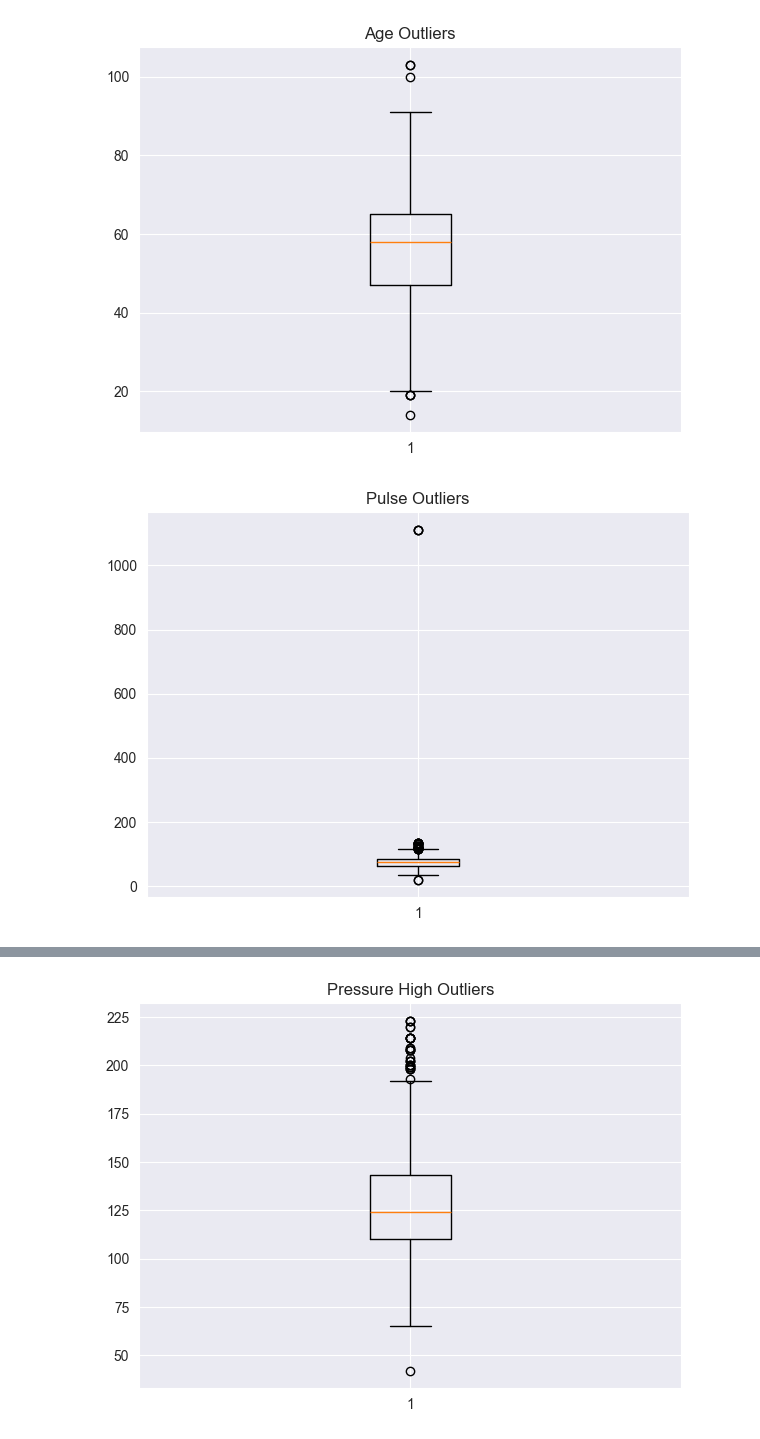
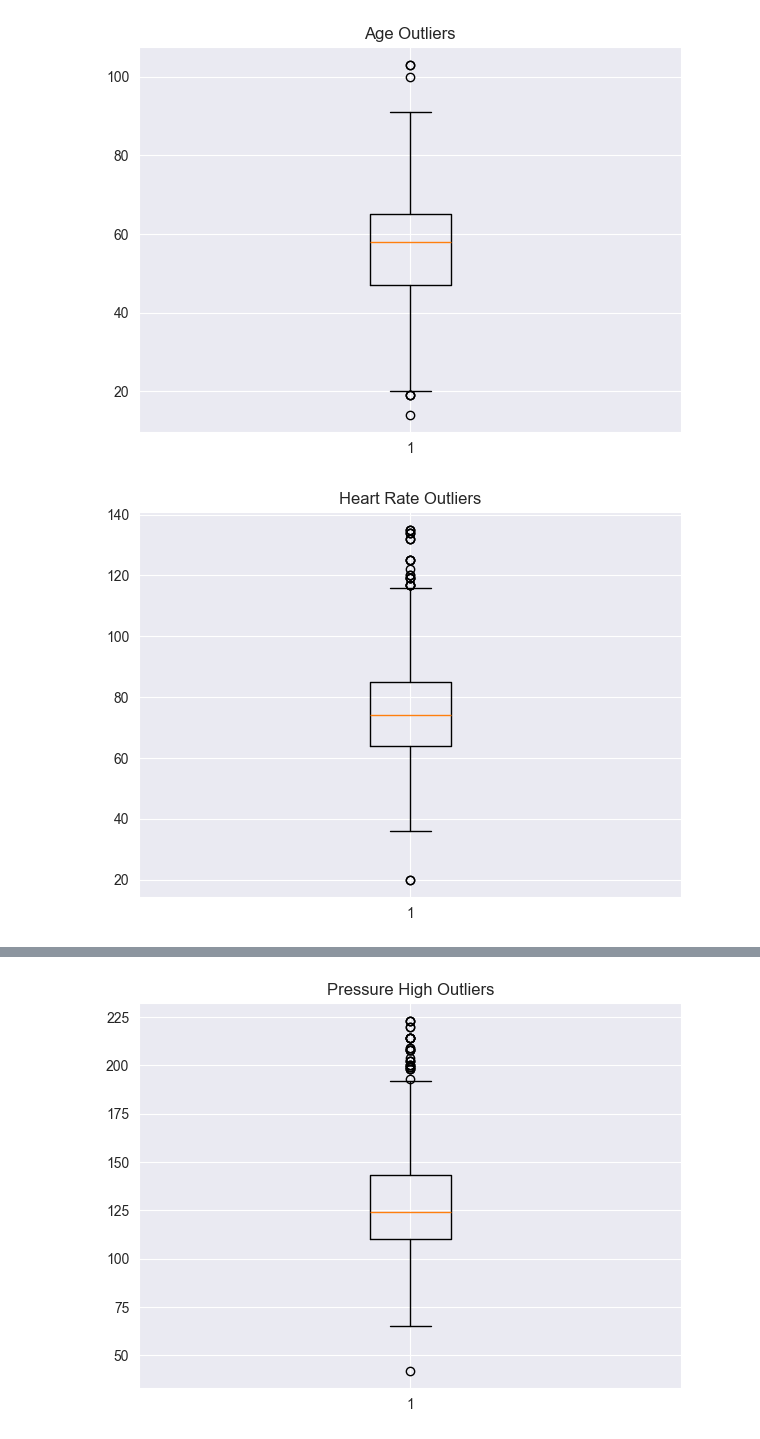
Before and after one commit to plamensve/DS_FINAL_PROJECT, a Jupyter notebook: notebooks/01_data_overview.ipynb, the cells around one changed output, grey strips where cells are left out. Drawn from its saved outputs; the diff is of its cells as text; code cells hidden in the pictures.

```diff
--- a/notebooks/01_data_overview.ipynb
+++ b/notebooks/01_data_overview.ipynb
@@ -116,7 +116,7 @@ class              2
 dtype: int64
 # %%
 #Update the column name
-dataset1.rename(columns={'impluse': 'pulse'}, inplace=True)
+dataset1.rename(columns={'impluse': 'heart_rate'}, inplace=True)
 dataset1.rename(columns={'pressurehight': 'pressure_high'}, inplace=True)
 dataset1.rename(columns={'pressurelow': 'pressure_low'}, inplace=True)
 # %%
@@ -139,0 +147,2 @@ dataset1.describe()
+# %%
+dataset1 = dataset1[dataset1['heart_rate'] <= 220]
@@ -147,9 +160,14 @@ dataset1.head()
 | 2 | 55 | 1 | 64 | 160 | 77 | 270.0 | 1.99 | 0.003 | negative |
 | 3 | 64 | 1 | 70 | 120 | 55 | 270.0 | 13.87 | 0.122 | positive |
 | 4 | 55 | 1 | 64 | 112 | 65 | 300.0 | 1.08 | 0.003 | negative |
+# %%
+#Change target column name
+dataset1 = dataset1.copy()
+dataset1.rename(columns={'class': 'heart_disease'}, inplace=True)
 # %%
 # Convert the values in the 'class' column: 0 for 'negative' and 1 for 'positive'
-dataset1['class'] = dataset1['class'].map({
+dataset1 = dataset1.copy()
+dataset1['heart_disease'] = dataset1['heart_disease'].map({
     'negative': 0,
     'positive': 1
 })
@@ -576,14 +591,14 @@ plt.show()
 [figure]
 # %%
 #The boxplot above visualizes the distribution of the `pulse` feature in Dataset 1
-outliers_pulse = dataset1.pulse
+outliers_pulse = dataset1.heart_rate
 
 plt.figure(figsize=(7, 5))
-plt.title('Pulse Outliers')
+plt.title('Heart Rate Outliers')
 plt.boxplot(outliers_pulse)
 
 plt.show()
 # %% [output]
-[figure, old version]
+[figure, new version]
 # %%
 #The boxplot above visualizes the distribution of the `pressurehight` feature in Dataset 1
```
Also changed, not shown: parts of 16 cells of this notebook, 3 other files.
